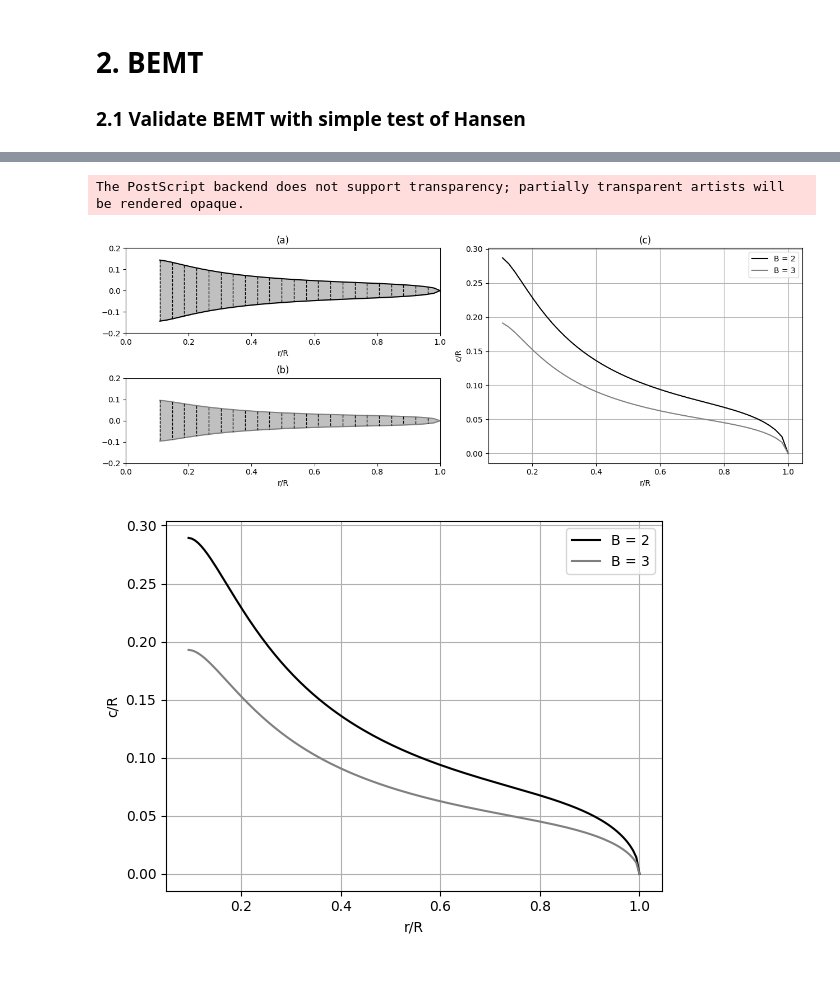
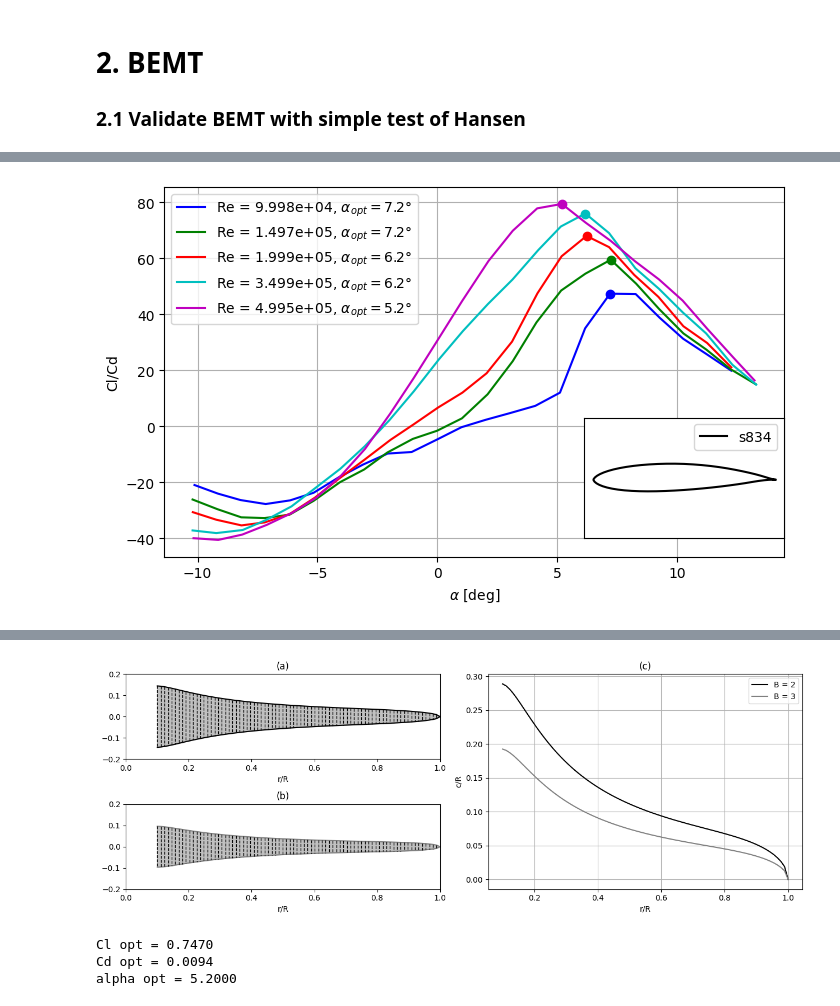
Before and after one commit to Widmark-Kaue/BEMT, a Jupyter notebook: case.ipynb, the cells around one changed output, grey strips where cells are left out. Drawn from its saved outputs; the diff is of its cells as text; code cells hidden in the pictures; blank space fills up the shorter version.

```diff
--- a/case.ipynb
+++ b/case.ipynb
@@ -527,15 +630,13 @@ The PostScript backend does not support transparency; partially transparent arti
 # %%
-from matplotlib.gridspec import GridSpec
-
-n_sections = 50
+n_sections = 80
 rotor_B2 = Rotor(number_of_blades=2, number_of_sections=n_sections, tip_speed_ratio=8, tip_correction_model='Prandtl',  airfoil_name='s834')
-rotor_B2.load_airfoil_prop(plot=False)
-rotor_B2.blade_design(r0_R=0.05, plot=False, filter_invalid_solidity=True)
+fig_LD = rotor_B2.load_airfoil_prop(plot=True)
+rotor_B2.blade_design(r0_R=0.1, plot=False, filter_invalid_solidity=True)
 le_B2, te_B2 = rotor_B2.blade_geometry()
 
 rotor_B3 = Rotor(number_of_blades=3, number_of_sections=n_sections, tip_speed_ratio=8, tip_correction_model='Prandtl',  airfoil_name='s834')
 rotor_B3.load_airfoil_prop(plot=False)
-rotor_B3.blade_design(r0_R=0.05, plot=False, filter_invalid_solidity=True)
+rotor_B3.blade_design(r0_R=0.1, plot=False, filter_invalid_solidity=True)
 le_B3, te_B3 = rotor_B3.blade_geometry()
 
 r_R_B2 = rotor_B2.sections['r_R'].to_numpy()
@@ -560,30 +661,36 @@ ax1.set_title('(a)')
 
 
 ax2.plot(le_B3[:,0], le_B3[:,1], 'gray' )
 ax2.plot(te_B3[:,0], te_B3[:,1], 'gray' )
 ax2.fill_between(le_B3[:,0], le_B3[:,1], te_B3[:,1], color = 'silver')
 ax2.set_xlim(0, 1)
 ax2.set_ylim(-0.2, 0.2)
 
 ax2.set_xlabel('r/R')
 ax2.set_title('(b)')
 
 for i in range(0,len(le_B2[:,0]), 1):
     ax1.plot([le_B2[i,0], te_B2[i,0]], [le_B2[i,1], te_B2[i,1]], 'k--', linewidth = 1)
     ax2.plot([le_B3[i,0], te_B3[i,0]], [le_B3[i,1], te_B3[i,1]], 'k--', linewidth = 1)
 
 ax3.plot(r_R_B2, c_R_B2, 'k', label = 'B = 2')
 ax3.plot(r_R_B3, c_R_B3, 'gray', label = 'B = 3')
 
 ax3.set_title('(c)')
 ax3.set_xlabel('r/R')
 ax3.set_ylabel('c/R')
 
 ax3.grid()
 ax3.legend()
 
 plt.tight_layout()
 if save_images:
     fig.savefig(image_path.joinpath('comparison_between_two_rotors.eps'), format = 'eps', dpi = dpi)
+    fig_LD.savefig(image_path.joinpath('airfoil_LD_alpha.eps'), format = 'eps', dpi = dpi)
 plt.show()
+
+print(f'Cl opt = {rotor_B2.Cl_opt:.4f}')
+print(f'Cd opt = {rotor_B2.Cd_opt:.4f}')
+print(f'alpha opt = {rotor_B2.alpha_opt:.4f}')
 # %% [output]
+[figure, new version]
@@ -592,21 +699,7 @@ Warning TSR = 8: solidity > 1 - This Points will be ignored
+[figure, added]
-The PostScript backend does not support transparency; partially transparent artists will be rendered opaque.
+Cl opt = 0.7470
+Cd opt = 0.0094
+alpha opt = 5.2000
-[figure, old version]
-# %%
-
-
-
-plt.figure(figsize=(6.4, 4.8))
-plt.plot(r_R_B2, c_R_B2, 'k', label = 'B = 2')
-plt.plot(r_R_B3, c_R_B3, 'gray', label = 'B = 3')
-
-plt.xlabel('r/R')
-plt.ylabel('c/R')
-
-plt.grid()
-plt.legend()
-plt.show()
-# %% [output]
-[figure, removed]
 # %%
 results_B2 = bemt(rotor=rotor_B2, TSR=np.arange(4, 14.25, 0.25), tip_correction_model='Prandtl',
                   iter=200, tol=1e-3, display=True, damping_factor=0.1,
```
Also changed, not shown: parts of 20 cells of this notebook, 3 other files.
